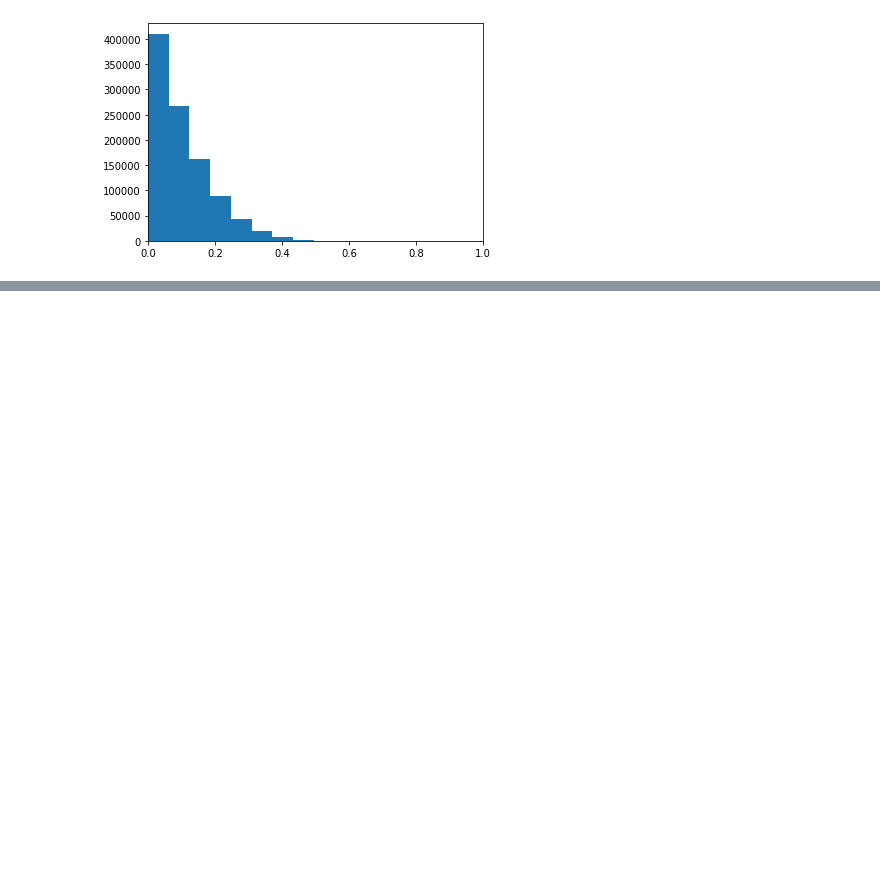
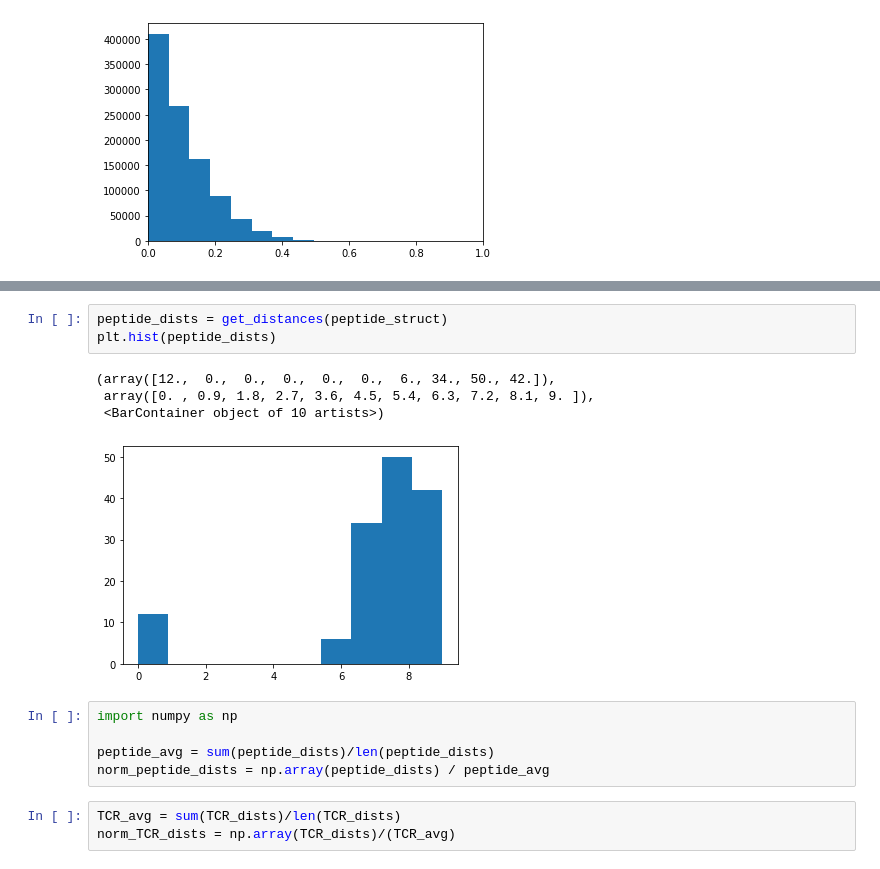
Before and after one commit to alienmist325/tumour_immune_interactions, a Jupyter notebook: sim/report_analysis_and_graphs.ipynb, the cells around one changed output, grey strips where cells are left out. Cells and saved outputs as stored; diff of their text form; blank space fills up the shorter version.

```diff
--- a/sim/report_analysis_and_graphs.ipynb
+++ b/sim/report_analysis_and_graphs.ipynb
@@ -47,0 +102,16 @@ for i in range(len(values)):
+# %%
+peptide_dists = get_distances(peptide_struct)
+plt.hist(peptide_dists)
+# %% [output]
+(array([12.,  0.,  0.,  0.,  0.,  0.,  6., 34., 50., 42.]),
+ array([0. , 0.9, 1.8, 2.7, 3.6, 4.5, 5.4, 6.3, 7.2, 8.1, 9. ]),
+ <BarContainer object of 10 artists>)
+[figure, added]
+# %%
+import numpy as np
+
+peptide_avg = sum(peptide_dists)/len(peptide_dists)
+norm_peptide_dists = np.array(peptide_dists) / peptide_avg
+# %%
+TCR_avg = sum(TCR_dists)/len(TCR_dists)
+norm_TCR_dists = np.array(TCR_dists)/(TCR_avg)
```
Also changed, not shown: parts of 21 cells of this notebook, 7 other files.
